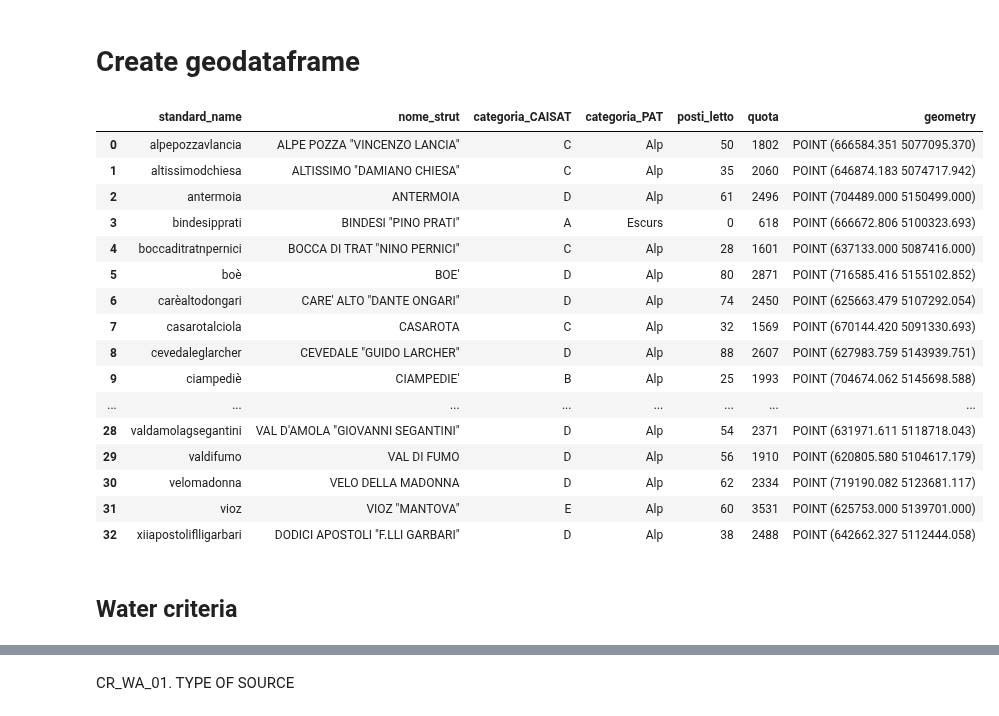
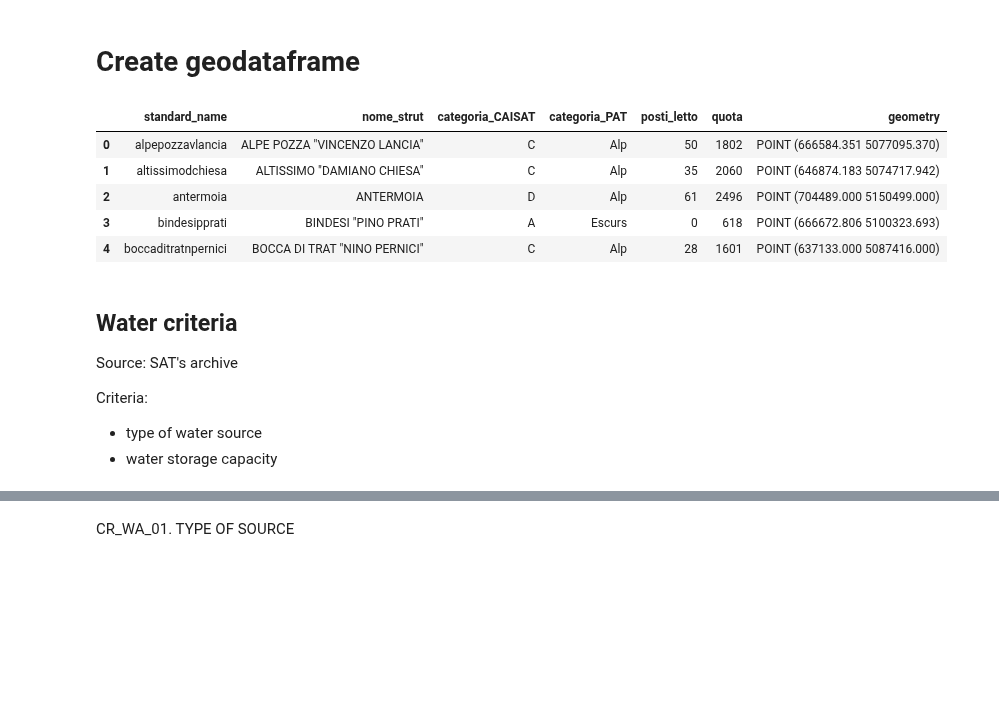
Before and after one commit to dclfbk/alpinehutsustainability, a Jupyter notebook: code/mcdm_analysis.ipynb, the cells around one changed output, grey strips where cells are left out. Cells and saved outputs as stored; diff of their text form; code cells hidden in the pictures; blank space fills up the shorter version.

```diff
--- a/code/mcdm_analysis.ipynb
+++ b/code/mcdm_analysis.ipynb
@@ -30,27 +30,21 @@ def standardize_name(name):
 # %%
 huts_points = gpd.read_file('../data/huts/huts_points.geojson')
 huts_points = huts_points.to_crs(epsg=32632) # convert to UTM32N [m] for analysis
-huts_points
+huts_points.head(5)
 # %% [output]
 |  | standard_name | nome_strut | categoria_CAISAT | categoria_PAT | posti_letto | quota | geometry |
 | 0 | alpepozzavlancia | ALPE POZZA "VINCENZO LANCIA" | C | Alp | 50 | 1802 | POINT (666584.351 5077095.370) |
 | 1 | altissimodchiesa | ALTISSIMO "DAMIANO CHIESA" | C | Alp | 35 | 2060 | POINT (646874.183 5074717.942) |
 | 2 | antermoia | ANTERMOIA | D | Alp | 61 | 2496 | POINT (704489.000 5150499.000) |
 | 3 | bindesipprati | BINDESI "PINO PRATI" | A | Escurs | 0 | 618 | POINT (666672.806 5100323.693) |
 | 4 | boccaditratnpernici | BOCCA DI TRAT "NINO PERNICI" | C | Alp | 28 | 1601 | POINT (637133.000 5087416.000) |
-| 5 | boè | BOE' | D | Alp | 80 | 2871 | POINT (716585.416 5155102.852) |
-| 6 | carèaltodongari | CARE' ALTO "DANTE ONGARI" | D | Alp | 74 | 2450 | POINT (625663.479 5107292.054) |
-| 7 | casarotalciola | CASAROTA | C | Alp | 32 | 1569 | POINT (670144.420 5091330.693) |
-| 8 | cevedaleglarcher | CEVEDALE "GUIDO LARCHER" | D | Alp | 88 | 2607 | POINT (627983.759 5143939.751) |
-| 9 | ciampediè | CIAMPEDIE' | B | Alp | 25 | 1993 | POINT (704674.062 5145698.588) |
-| ... | ... | ... | ... | ... | ... | ... | ... |
-| 28 | valdamolagsegantini | VAL D'AMOLA "GIOVANNI SEGANTINI" | D | Alp | 54 | 2371 | POINT (631971.611 5118718.043) |
-| 29 | valdifumo | VAL DI FUMO | D | Alp | 56 | 1910 | POINT (620805.580 5104617.179) |
-| 30 | velomadonna | VELO DELLA MADONNA | D | Alp | 62 | 2334 | POINT (719190.082 5123681.117) |
-| 31 | vioz | VIOZ "MANTOVA" | E | Alp | 60 | 3531 | POINT (625753.000 5139701.000) |
-| 32 | xiiapostoliflligarbari | DODICI APOSTOLI "F.LLI GARBARI" | D | Alp | 38 | 2488 | POINT (642662.327 5112444.058) |
-# %% [markdown]
-## Water criteria
+# %% [markdown]
+## Water criteria
+Source: SAT's archive
+
+Criteria:
+- type of water source
+- water storage capacity
 # %%
 appr_idrico = pd.read_csv('../data/water/sat_appr_idrico.csv')
 # Replace -999 with NaN
```
Also changed, not shown: parts of 34 cells of this notebook.
